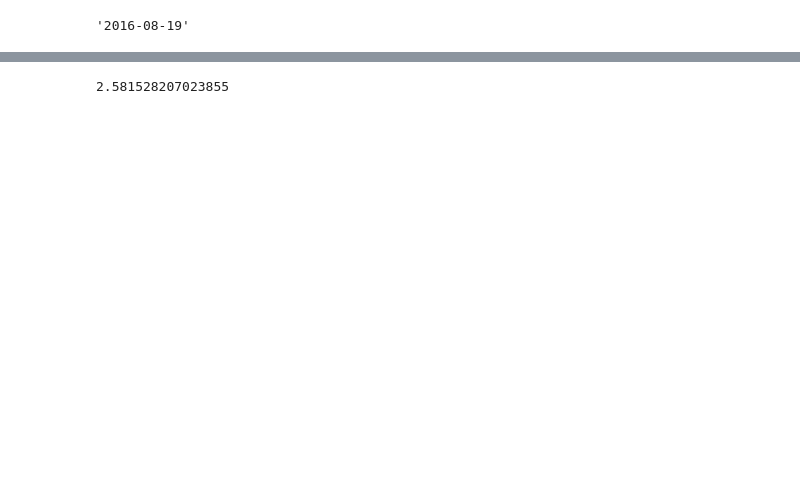
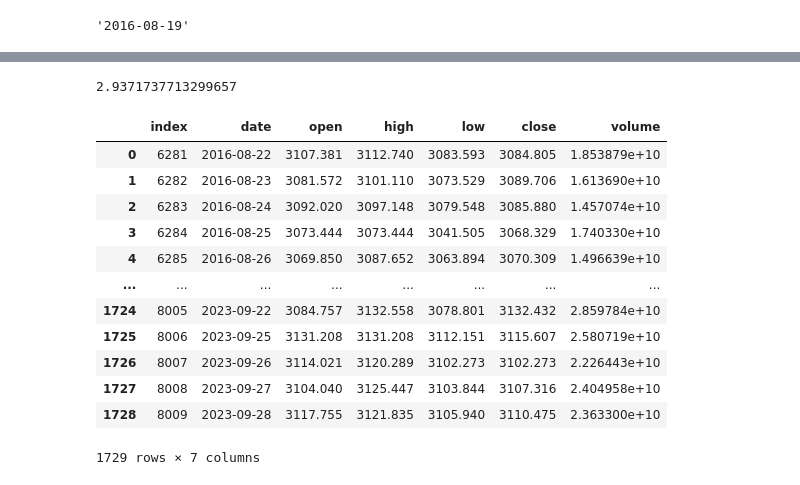
Before and after one commit to Zhu-Aemon/Quant_replication, a Jupyter notebook: Stock/etf-rotation.ipynb, the cells around one changed output, grey strips where cells are left out. Drawn from its saved outputs; the diff is of its cells as text; code cells hidden in the pictures; blank space fills up the shorter version.

```diff
--- a/Stock/etf-rotation.ipynb
+++ b/Stock/etf-rotation.ipynb
@@ -302,7 +316,29 @@ asset
 asset.dropna(inplace=True)
 yearly_volatility = asset['asset'].std() * np.sqrt(len(asset) / 252)
 yearly_yield = (result[['asset']].loc[len(result)-1, :]['asset'] / 100000) ** (252 / len(asset)) - 1
-sharpe = (yearly_yield - 0.03) / yearly_volatility
+sharpe = (yearly_yield - 0.015) / yearly_volatility
 sharpe
 # %% [output]
-2.581528207023855
+2.9371737713299657
+# %%
+from datetime import datetime
+
+stock_index_df = ak.stock_zh_index_daily(symbol='sh000001')
+stock_index_df = stock_index_df.where(stock_index_df['date'] > datetime.date(datetime(2016, 8, 19)))
+stock_index_df.dropna(inplace=True)
+stock_index_df.reset_index(inplace=True)
+stock_index_df
+# %% [output]
+|  | index | date | open | high | low | close | volume |
+| 0 | 6281 | 2016-08-22 | 3107.381 | 3112.740 | 3083.593 | 3084.805 | 1.853879e+10 |
+| 1 | 6282 | 2016-08-23 | 3081.572 | 3101.110 | 3073.529 | 3089.706 | 1.613690e+10 |
+| 2 | 6283 | 2016-08-24 | 3092.020 | 3097.148 | 3079.548 | 3085.880 | 1.457074e+10 |
+| 3 | 6284 | 2016-08-25 | 3073.444 | 3073.444 | 3041.505 | 3068.329 | 1.740330e+10 |
+| 4 | 6285 | 2016-08-26 | 3069.850 | 3087.652 | 3063.894 | 3070.309 | 1.496639e+10 |
+| ... | ... | ... | ... | ... | ... | ... | ... |
+| 1724 | 8005 | 2023-09-22 | 3084.757 | 3132.558 | 3078.801 | 3132.432 | 2.859784e+10 |
+| 1725 | 8006 | 2023-09-25 | 3131.208 | 3131.208 | 3112.151 | 3115.607 | 2.580719e+10 |
+| 1726 | 8007 | 2023-09-26 | 3114.021 | 3120.289 | 3102.273 | 3102.273 | 2.226443e+10 |
+| 1727 | 8008 | 2023-09-27 | 3104.040 | 3125.447 | 3103.844 | 3107.316 | 2.404958e+10 |
+| 1728 | 8009 | 2023-09-28 | 3117.755 | 3121.835 | 3105.940 | 3110.475 | 2.363300e+10 |
+1729 rows × 7 columns
```
Also changed, not shown: parts of 13 cells of this notebook, 3 other files.
